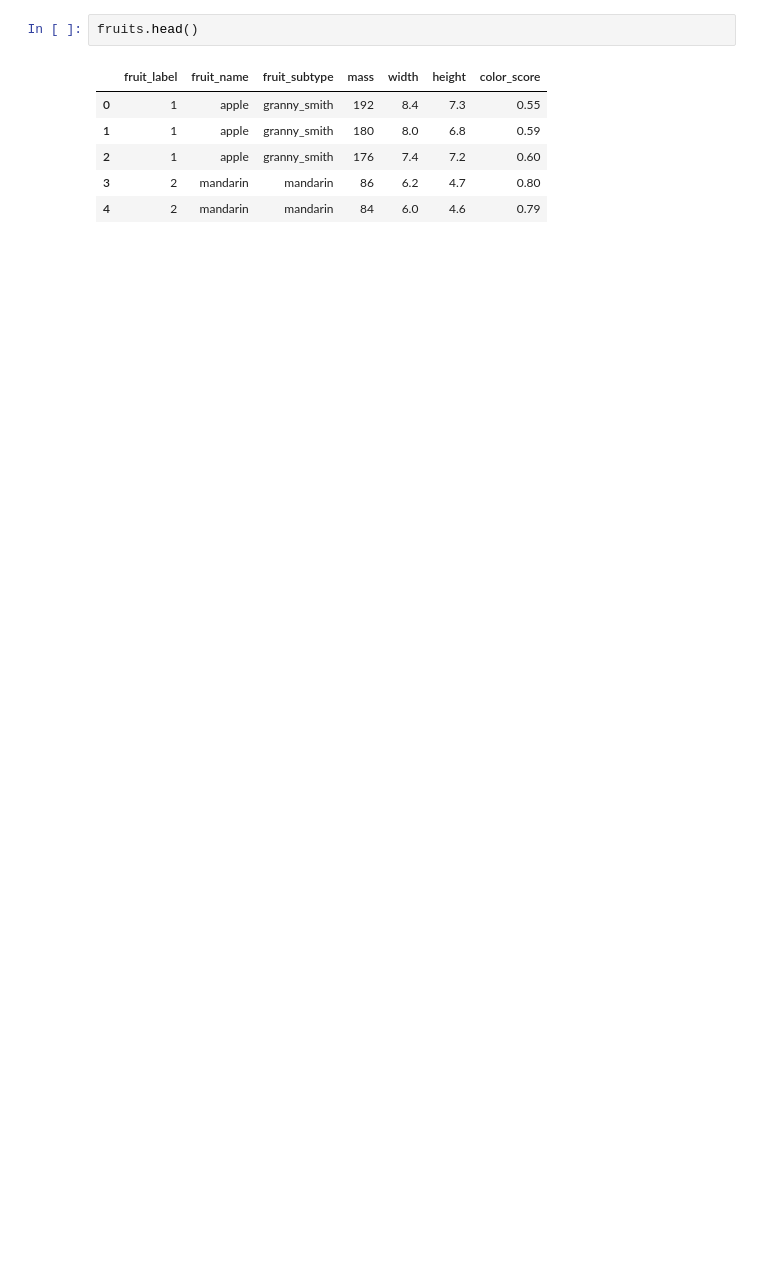
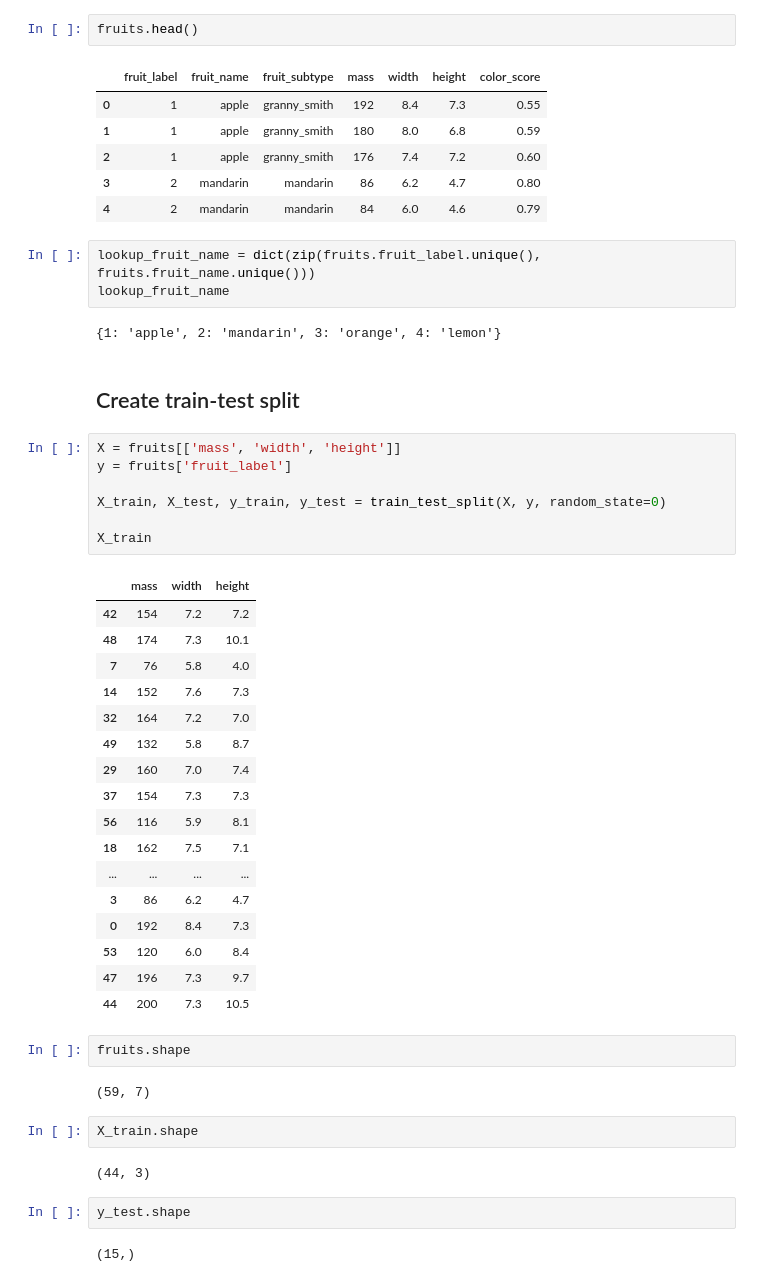
Before and after one commit to Jose-MPM/Notes, a Jupyter notebook: Courses/AppliedMachineLearningPython/A simple classification task.ipynb, the cells around one changed output. Saved outputs shown, nothing was run; the diff lists cells and outputs as text; blank space fills up the shorter version.

```diff
--- a/Courses/AppliedMachineLearningPython/A simple classification task.ipynb
+++ b/Courses/AppliedMachineLearningPython/A simple classification task.ipynb
@@ -33,3 +61,47 @@ fruits.head()
 | 2 | 1 | apple | granny_smith | 176 | 7.4 | 7.2 | 0.60 |
 | 3 | 2 | mandarin | mandarin | 86 | 6.2 | 4.7 | 0.80 |
 | 4 | 2 | mandarin | mandarin | 84 | 6.0 | 4.6 | 0.79 |
+# %%
+lookup_fruit_name = dict(zip(fruits.fruit_label.unique(), fruits.fruit_name.unique()))
+lookup_fruit_name
+# %% [output]
+{1: 'apple', 2: 'mandarin', 3: 'orange', 4: 'lemon'}
+# %% [markdown]
+## Create train-test split
+# %%
+X = fruits[['mass', 'width', 'height']]
+y = fruits['fruit_label']
+
+X_train, X_test, y_train, y_test = train_test_split(X, y, random_state=0)
+
+X_train
+# %% [output]
+|  | mass | width | height |
+| 42 | 154 | 7.2 | 7.2 |
+| 48 | 174 | 7.3 | 10.1 |
+| 7 | 76 | 5.8 | 4.0 |
+| 14 | 152 | 7.6 | 7.3 |
+| 32 | 164 | 7.2 | 7.0 |
+| 49 | 132 | 5.8 | 8.7 |
+| 29 | 160 | 7.0 | 7.4 |
+| 37 | 154 | 7.3 | 7.3 |
+| 56 | 116 | 5.9 | 8.1 |
+| 18 | 162 | 7.5 | 7.1 |
+| ... | ... | ... | ... |
+| 3 | 86 | 6.2 | 4.7 |
+| 0 | 192 | 8.4 | 7.3 |
+| 53 | 120 | 6.0 | 8.4 |
+| 47 | 196 | 7.3 | 9.7 |
+| 44 | 200 | 7.3 | 10.5 |
+# %%
+fruits.shape
+# %% [output]
+(59, 7)
+# %%
+X_train.shape
+# %% [output]
+(44, 3)
+# %%
+y_test.shape
+# %% [output]
+(15,)
```
Also changed, not shown: parts of 4 cells of this notebook.
